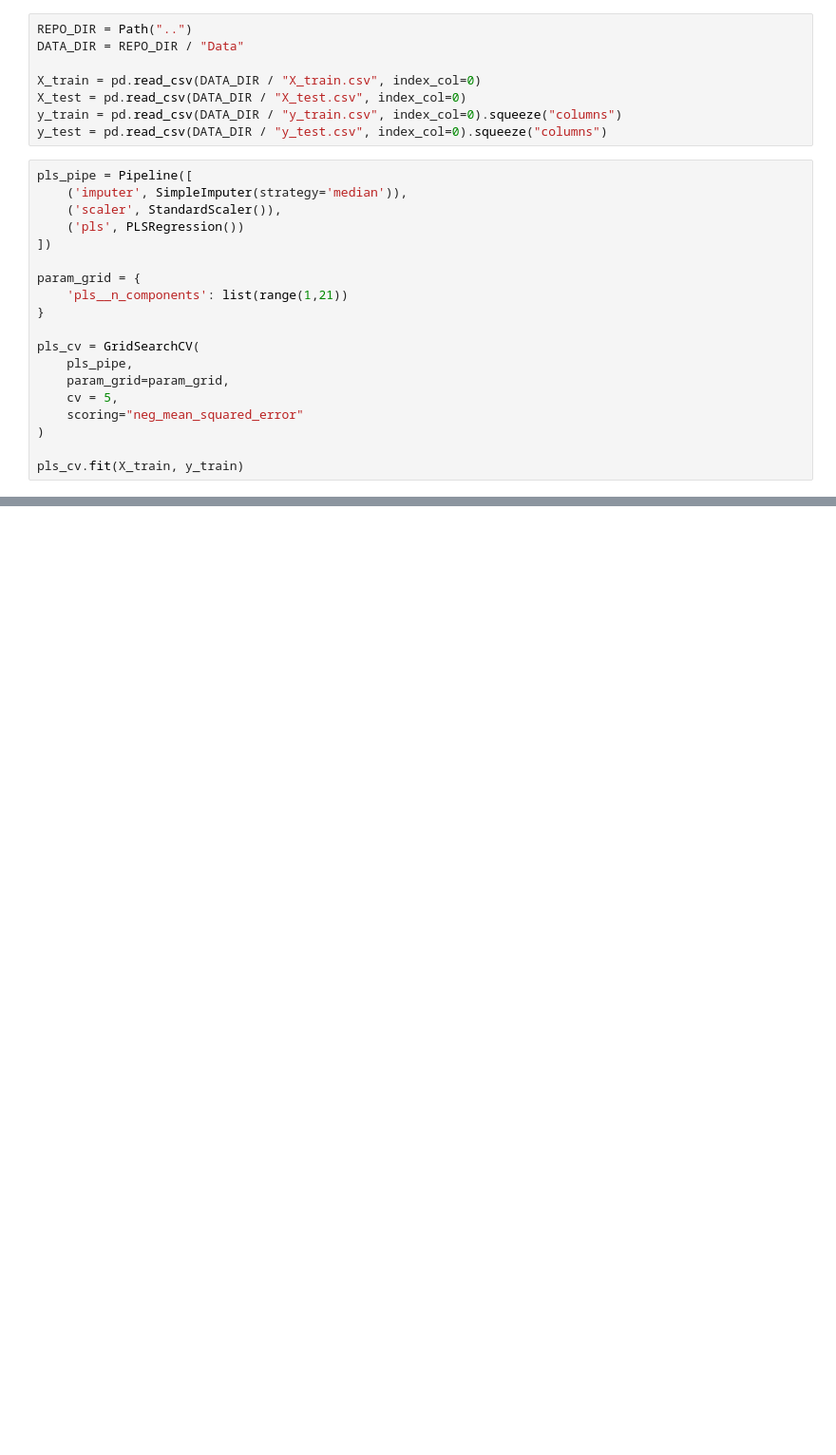
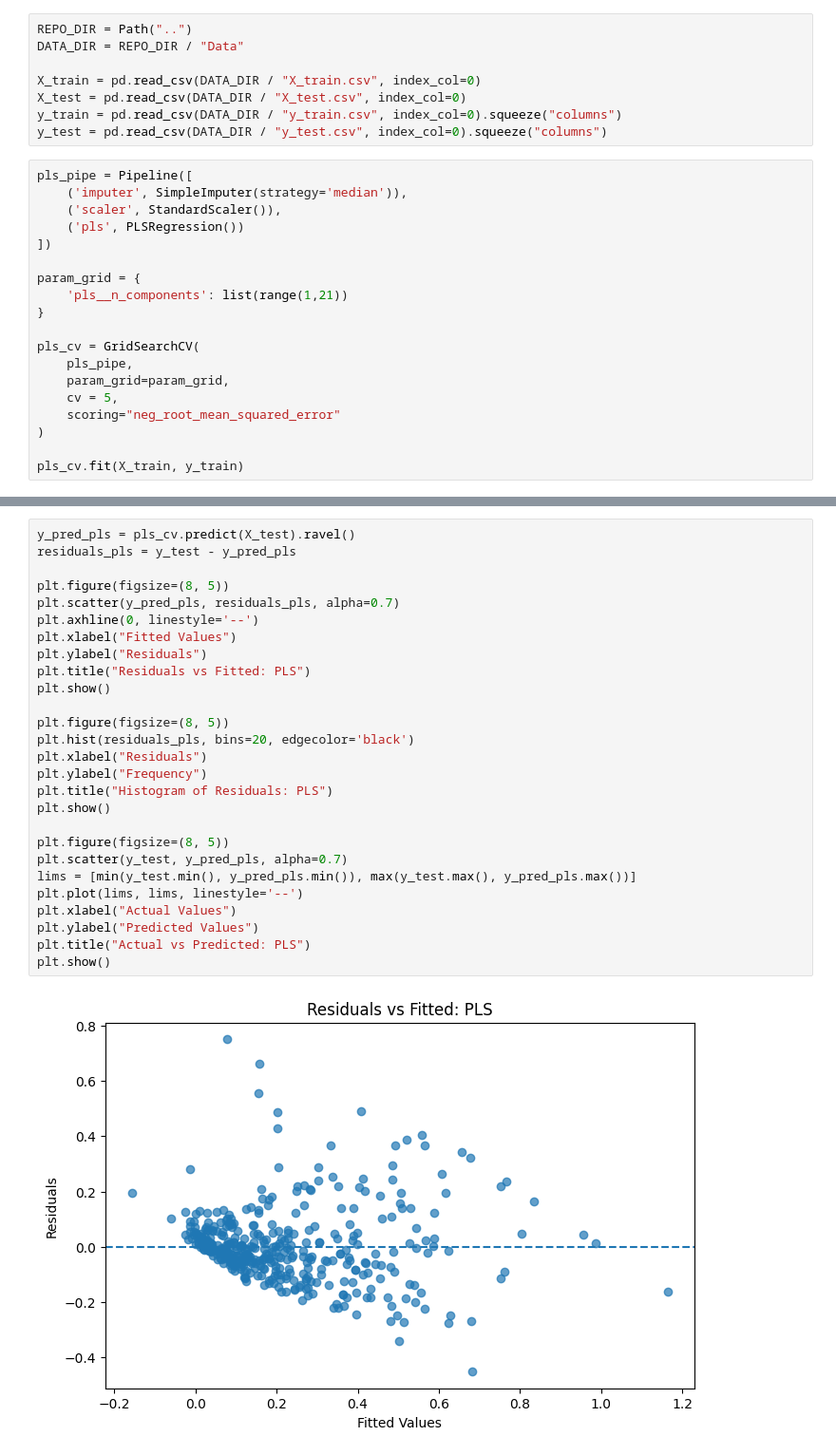
Before and after one commit to joe-ledford-04/statML-Final-Project-Spring-2026, a Jupyter notebook: Joe/pls_joe.ipynb, the cells around one changed output, grey strips where cells are left out. Shown at 95% size. Saved outputs shown, nothing was run; the diff lists cells and outputs as text; blank space fills up the shorter version.

```diff
--- a/Joe/pls_joe.ipynb
+++ b/Joe/pls_joe.ipynb
@@ -32,7 +33,7 @@ pls_cv = GridSearchCV(
     pls_pipe,
     param_grid=param_grid,
     cv = 5,
-    scoring="neg_mean_squared_error"
+    scoring="neg_root_mean_squared_error"
 )
 
 pls_cv.fit(X_train, y_train)
@@ -76,0 +115,29 @@ PLS has slightly lower predictie performance, but with a much more compressed re
+# %%
+y_pred_pls = pls_cv.predict(X_test).ravel()
+residuals_pls = y_test - y_pred_pls
+
+plt.figure(figsize=(8, 5))
+plt.scatter(y_pred_pls, residuals_pls, alpha=0.7)
+plt.axhline(0, linestyle='--')
+plt.xlabel("Fitted Values")
+plt.ylabel("Residuals")
+plt.title("Residuals vs Fitted: PLS")
+plt.show()
+
+plt.figure(figsize=(8, 5))
+plt.hist(residuals_pls, bins=20, edgecolor='black')
+plt.xlabel("Residuals")
+plt.ylabel("Frequency")
+plt.title("Histogram of Residuals: PLS")
+plt.show()
+
+plt.figure(figsize=(8, 5))
+plt.scatter(y_test, y_pred_pls, alpha=0.7)
+lims = [min(y_test.min(), y_pred_pls.min()), max(y_test.max(), y_pred_pls.max())]
+plt.plot(lims, lims, linestyle='--')
+plt.xlabel("Actual Values")
+plt.ylabel("Predicted Values")
+plt.title("Actual vs Predicted: PLS")
+plt.show()
+# %% [output]
+[figure, added]
```
Also changed, not shown: parts of 12 cells of this notebook.
